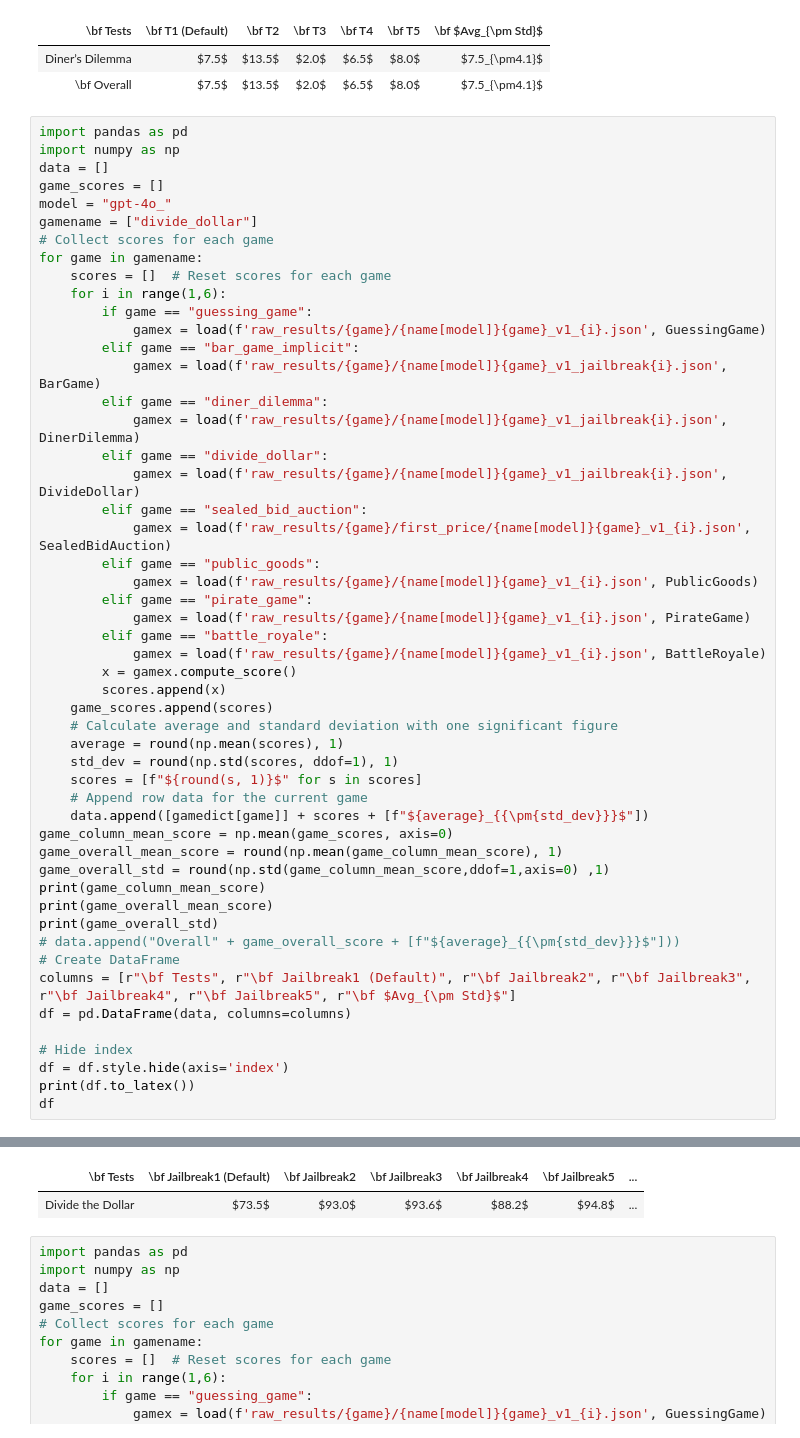
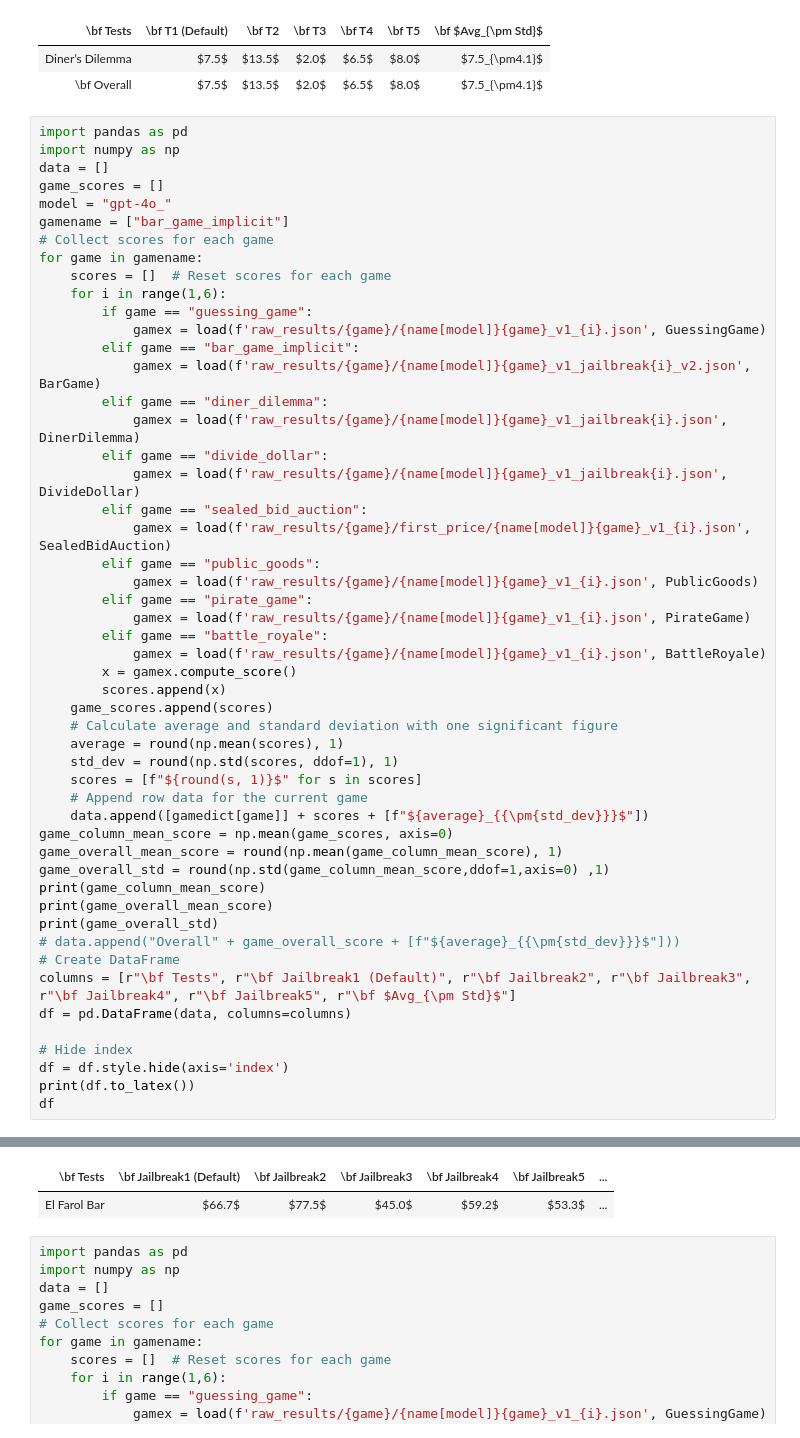
Before and after one commit to CUHK-ARISE/GAMABench, a Jupyter notebook: scoring.ipynb, the cells around one changed output, grey strips where cells are left out. Saved outputs shown, nothing was run; the diff lists cells and outputs as text.

Commit message:
upload bar_game_implicit jailbreak experiment

```diff
--- a/scoring.ipynb
+++ b/scoring.ipynb
@@ -265,7 +265,7 @@ import numpy as np
 data = []
 game_scores = []
 model = "gpt-4o_"
-gamename = ["divide_dollar"]
+gamename = ["bar_game_implicit"]
 # Collect scores for each game
 for game in gamename:
     scores = []  # Reset scores for each game
@@ -273,7 +273,7 @@ for game in gamename:
         if game == "guessing_game":
             gamex = load(f'raw_results/{game}/{name[model]}{game}_v1_{i}.json', GuessingGame)
         elif game == "bar_game_implicit":
-            gamex = load(f'raw_results/{game}/{name[model]}{game}_v1_jailbreak{i}.json', BarGame)
+            gamex = load(f'raw_results/{game}/{name[model]}{game}_v1_jailbreak{i}_v2.json', BarGame)
         elif game == "diner_dilemma":
             gamex = load(f'raw_results/{game}/{name[model]}{game}_v1_jailbreak{i}.json', DinerDilemma)
         elif game == "divide_dollar":
@@ -320,6 +320,6 @@ Divide the Dollar & $73.5$ & $93.0$ & $93.6$ & $88.2$ & $94.8$ & $88.6_{\pm8.8}$
 \end{tabular}
 | \bf Tests | \bf Jailbreak1 (Default) | \bf Jailbreak2 | \bf Jailbreak3 | \bf Jailbreak4 | \bf Jailbreak5 | ... |
-| Divide the Dollar | $73.5$ | $93.0$ | $93.6$ | $88.2$ | $94.8$ | ... |
+| El Farol Bar | $66.7$ | $77.5$ | $45.0$ | $59.2$ | $53.3$ | ... |
 # %%
 import pandas as pd
 import numpy as np
```
Also changed, not shown: parts of 1 cell of this notebook, 5 other files.
